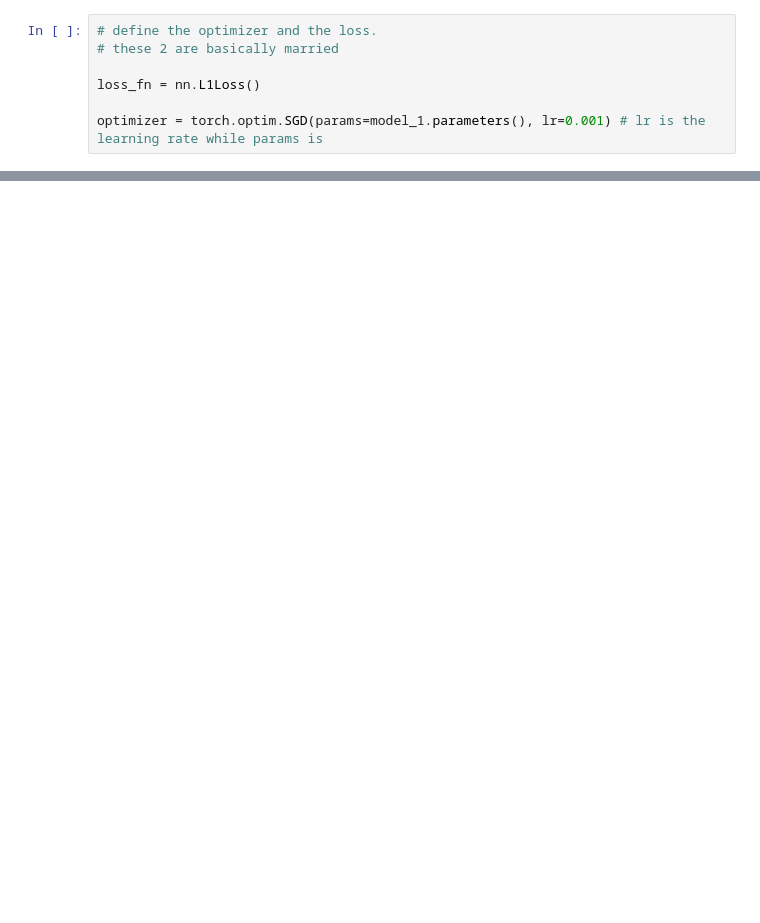
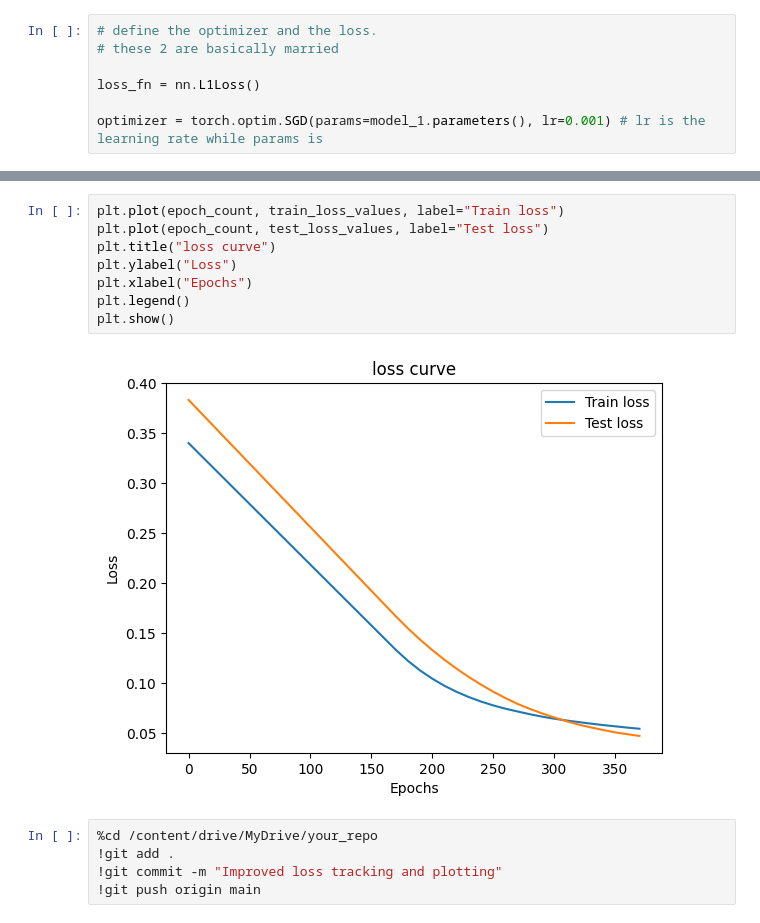
Before and after one commit to Juergen-bio/Pytorch, a Jupyter notebook: torch_1.ipynb, the cells around one changed output, grey strips where cells are left out. Drawn from its saved outputs; the diff is of its cells as text; blank space fills up the shorter version.

```diff
--- a/torch_1.ipynb
+++ b/torch_1.ipynb
@@ -178,0 +210,15 @@ Epoch: 90 | Loss: 0.1825 | Test Loss: 0.1409
+# %%
+plt.plot(epoch_count, train_loss_values, label="Train loss")
+plt.plot(epoch_count, test_loss_values, label="Test loss")
+plt.title("loss curve")
+plt.ylabel("Loss")
+plt.xlabel("Epochs")
+plt.legend()
+plt.show()
+# %% [output]
+[figure, added]
+# %%
+%cd /content/drive/MyDrive/your_repo
+!git add .
+!git commit -m "Improved loss tracking and plotting"
+!git push origin main
```
Also changed, not shown: parts of 7 cells of this notebook.
